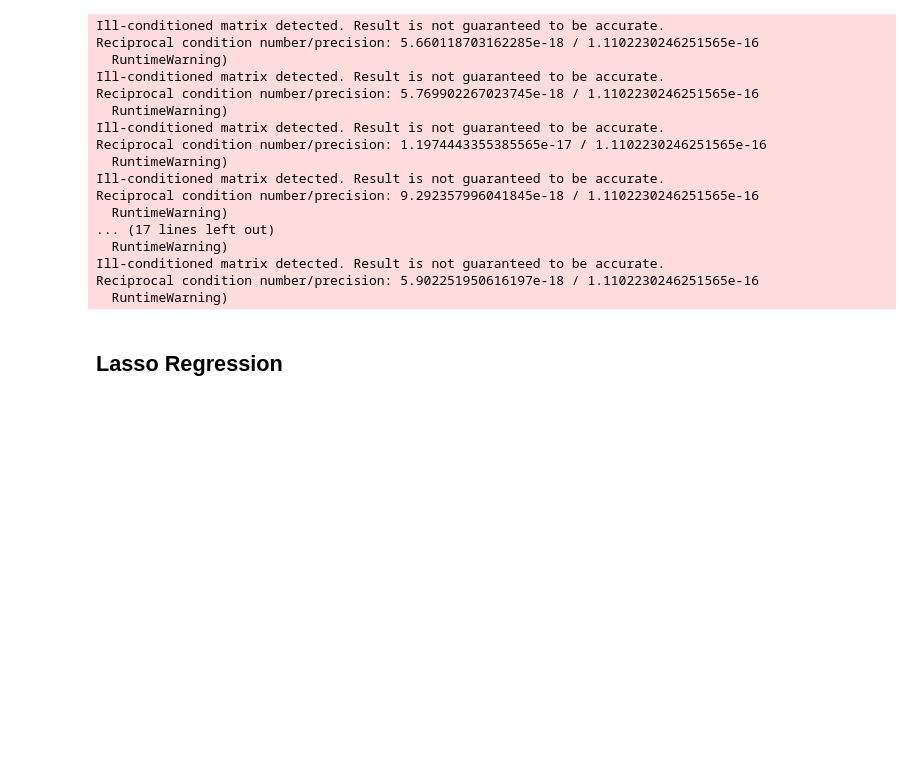
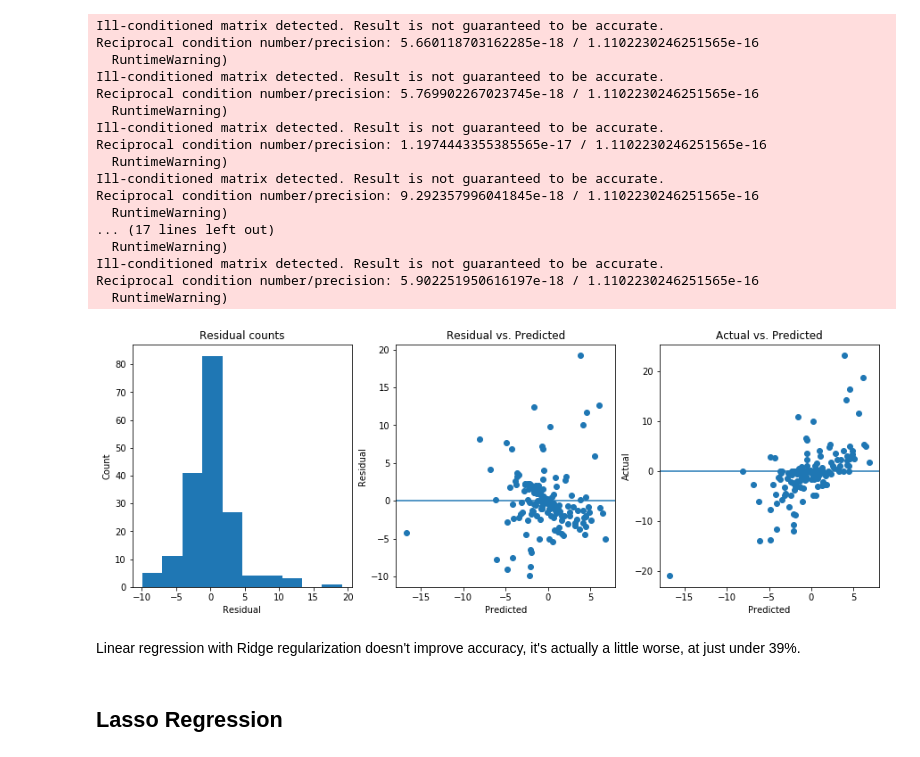
Before and after one commit to mbeckmanssf/Thinkful, a Jupyter notebook: Unit-3/Capstone-Countries.ipynb, the cells around one changed output. Drawn from its saved outputs; the diff is of its cells as text; code cells hidden in the pictures; blank space fills up the shorter version.

```diff
--- a/Unit-3/Capstone-Countries.ipynb
+++ b/Unit-3/Capstone-Countries.ipynb
@@ -355,6 +384,12 @@ Reciprocal condition number/precision: 9.292357996041845e-18 / 1.110223024625156
 Ill-conditioned matrix detected. Result is not guaranteed to be accurate.
 Reciprocal condition number/precision: 5.902251950616197e-18 / 1.1102230246251565e-16
   RuntimeWarning)
+# %%
+model_residuals(ridge)
+# %% [output]
+[figure, added]
+# %% [markdown]
+Linear regression with Ridge regularization doesn't improve accuracy, it's actually a little worse, at just under 39%.
 # %% [markdown]
 ## Lasso Regression
 # %%
```
Also changed, not shown: parts of 14 cells of this notebook.
